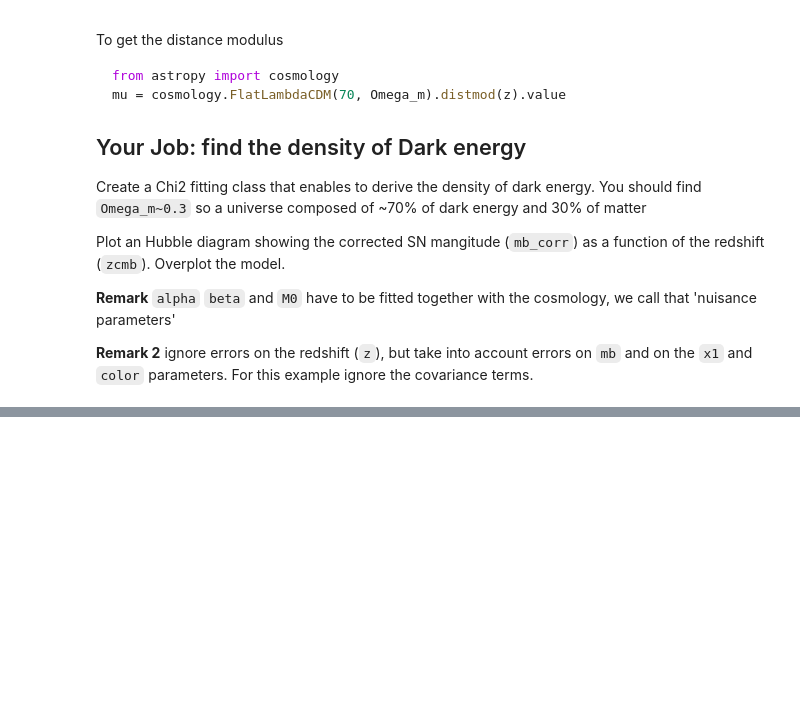
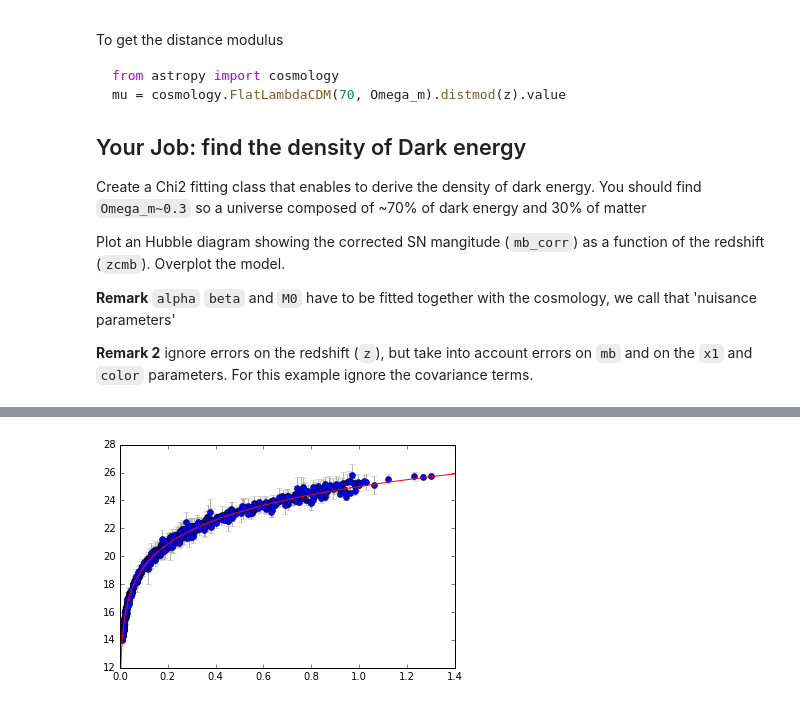
Before and after one commit to HUDataScience/StatisticalMethods2016, a Jupyter notebook: notebooks/Exo8_SNeIa_HubbleDiagram.ipynb, the cells around one changed output, grey strips where cells are left out. Cells and saved outputs as stored; diff of their text form; code cells hidden in the pictures; blank space fills up the shorter version.

Commit message:
Correction of the Hubble Diagram

```diff
--- a/notebooks/Exo8_SNeIa_HubbleDiagram.ipynb
+++ b/notebooks/Exo8_SNeIa_HubbleDiagram.ipynb
@@ -62,0 +84,2 @@ Plot an Hubble diagram showing the corrected SN mangitude (`mb_corr`) as a funct
+# %%
+data = table.Table.read("data/SNeIaCosmo/jla_lcparams.txt", format="ascii")
@@ -62,0 +339,2 @@ Plot an Hubble diagram showing the corrected SN mangitude (`mb_corr`) as a funct
+# %%
+c = Chi2Fit(data)
@@ -62,0 +363,2 @@ Plot an Hubble diagram showing the corrected SN mangitude (`mb_corr`) as a funct
+# %%
+c.fit([0.13,3,0.2,-20])
@@ -62,0 +376,4 @@ Plot an Hubble diagram showing the corrected SN mangitude (`mb_corr`) as a funct
+# %%
+c.plot(c._bestfitparameters)
+# %% [output]
+[figure, added]
```
Also changed, not shown: parts of 12 cells of this notebook, 1 other file.
